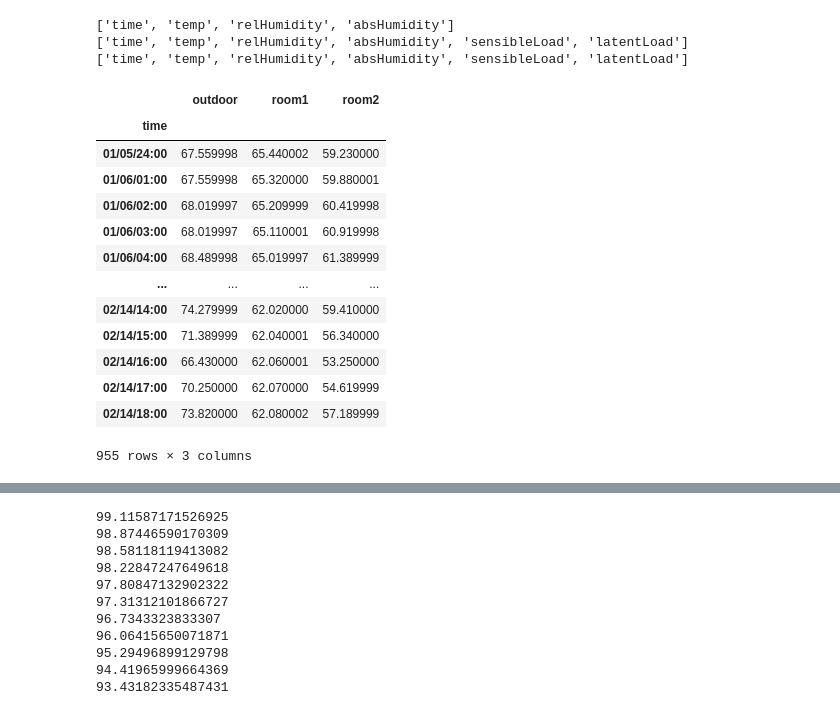
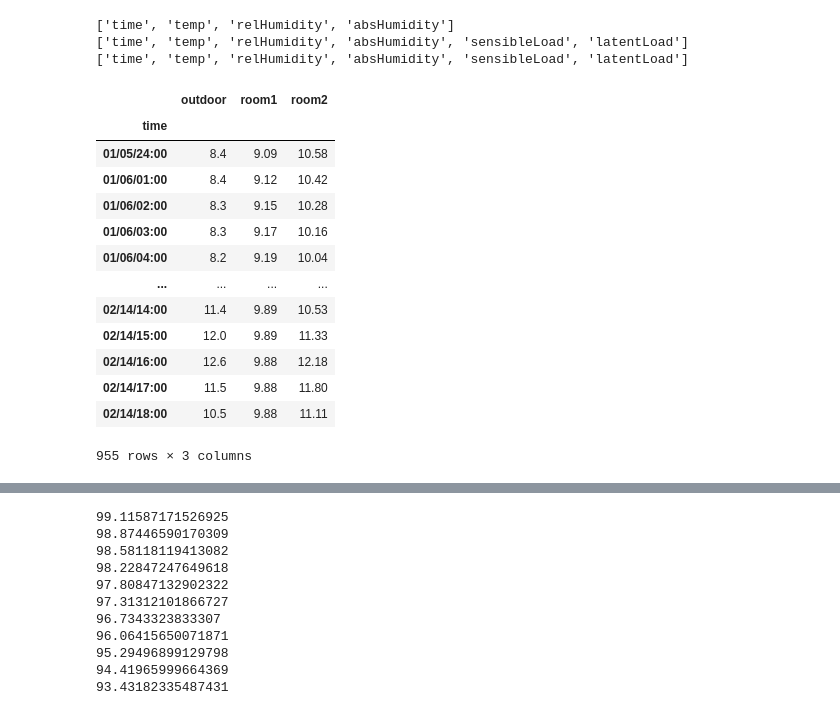
Before and after one commit to becat-oss/therb-notebook, a Jupyter notebook: 時系列データ分析.ipynb, the cells around one changed output, grey strips where cells are left out. Drawn from its saved outputs; the diff is of its cells as text; code cells hidden in the pictures.

```diff
--- a/時系列データ分析.ipynb
+++ b/時系列データ分析.ipynb
@@ -123,21 +109,21 @@ humiditydf=dataFrameByKey(resultData,"relHumidity")
 ['time', 'temp', 'relHumidity', 'absHumidity', 'sensibleLoad', 'latentLoad']
 ['time', 'temp', 'relHumidity', 'absHumidity', 'sensibleLoad', 'latentLoad']
 # %%
-humiditydf
+temperaturedf
 # %% [output]
 |  | outdoor | room1 | room2 |
 | time |  |  |  |
-| 01/05/24:00 | 67.559998 | 65.440002 | 59.230000 |
-| 01/06/01:00 | 67.559998 | 65.320000 | 59.880001 |
-| 01/06/02:00 | 68.019997 | 65.209999 | 60.419998 |
-| 01/06/03:00 | 68.019997 | 65.110001 | 60.919998 |
-| 01/06/04:00 | 68.489998 | 65.019997 | 61.389999 |
+| 01/05/24:00 | 8.4 | 9.09 | 10.58 |
+| 01/06/01:00 | 8.4 | 9.12 | 10.42 |
+| 01/06/02:00 | 8.3 | 9.15 | 10.28 |
+| 01/06/03:00 | 8.3 | 9.17 | 10.16 |
+| 01/06/04:00 | 8.2 | 9.19 | 10.04 |
 | ... | ... | ... | ... |
-| 02/14/14:00 | 74.279999 | 62.020000 | 59.410000 |
-| 02/14/15:00 | 71.389999 | 62.040001 | 56.340000 |
-| 02/14/16:00 | 66.430000 | 62.060001 | 53.250000 |
-| 02/14/17:00 | 70.250000 | 62.070000 | 54.619999 |
-| 02/14/18:00 | 73.820000 | 62.080002 | 57.189999 |
+| 02/14/14:00 | 11.4 | 9.89 | 10.53 |
+| 02/14/15:00 | 12.0 | 9.89 | 11.33 |
+| 02/14/16:00 | 12.6 | 9.88 | 12.18 |
+| 02/14/17:00 | 11.5 | 9.88 | 11.80 |
+| 02/14/18:00 | 10.5 | 9.88 | 11.11 |
 955 rows × 3 columns
 # %%
 # a_list = []
```
Also changed, not shown: parts of 11 cells of this notebook.
